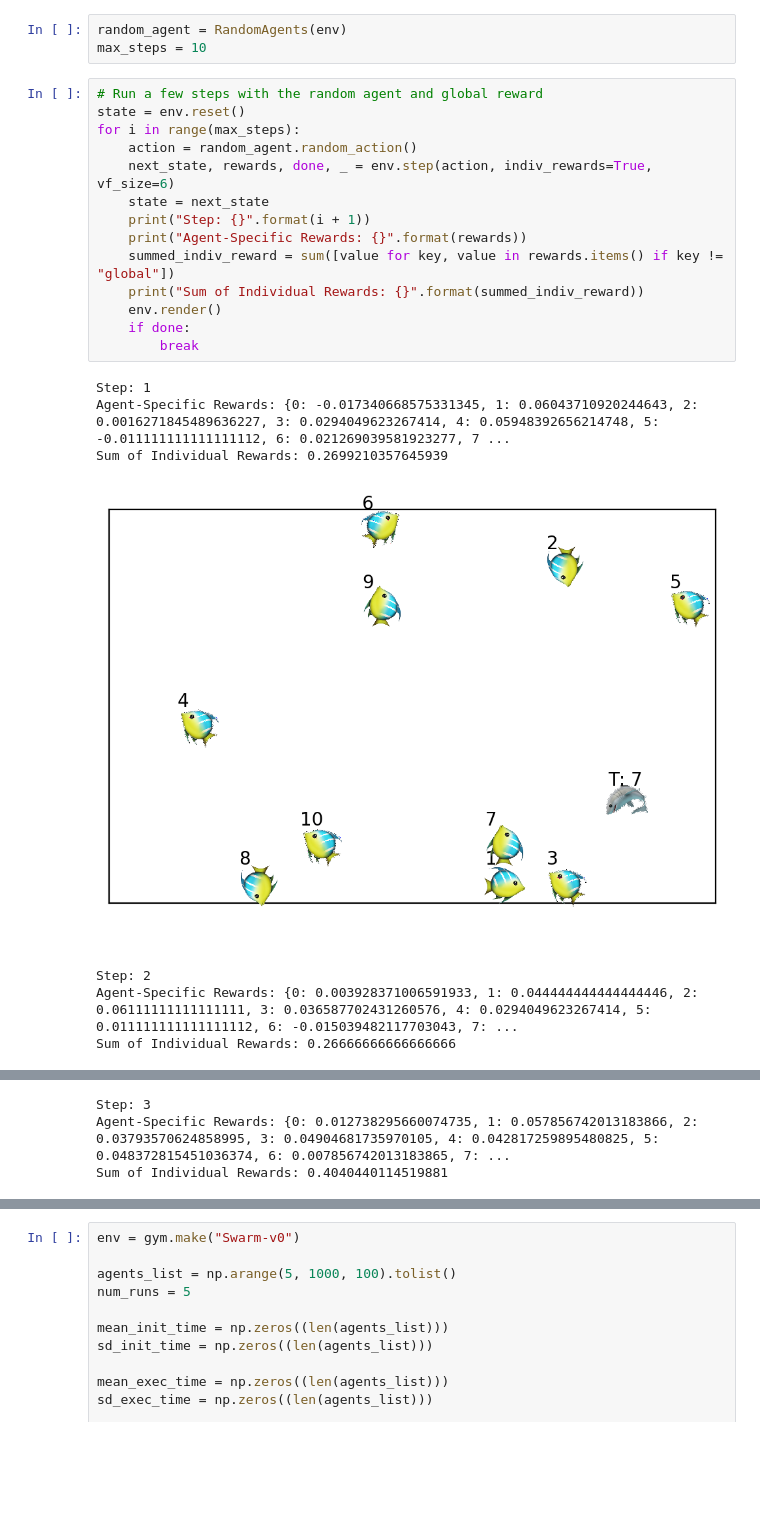
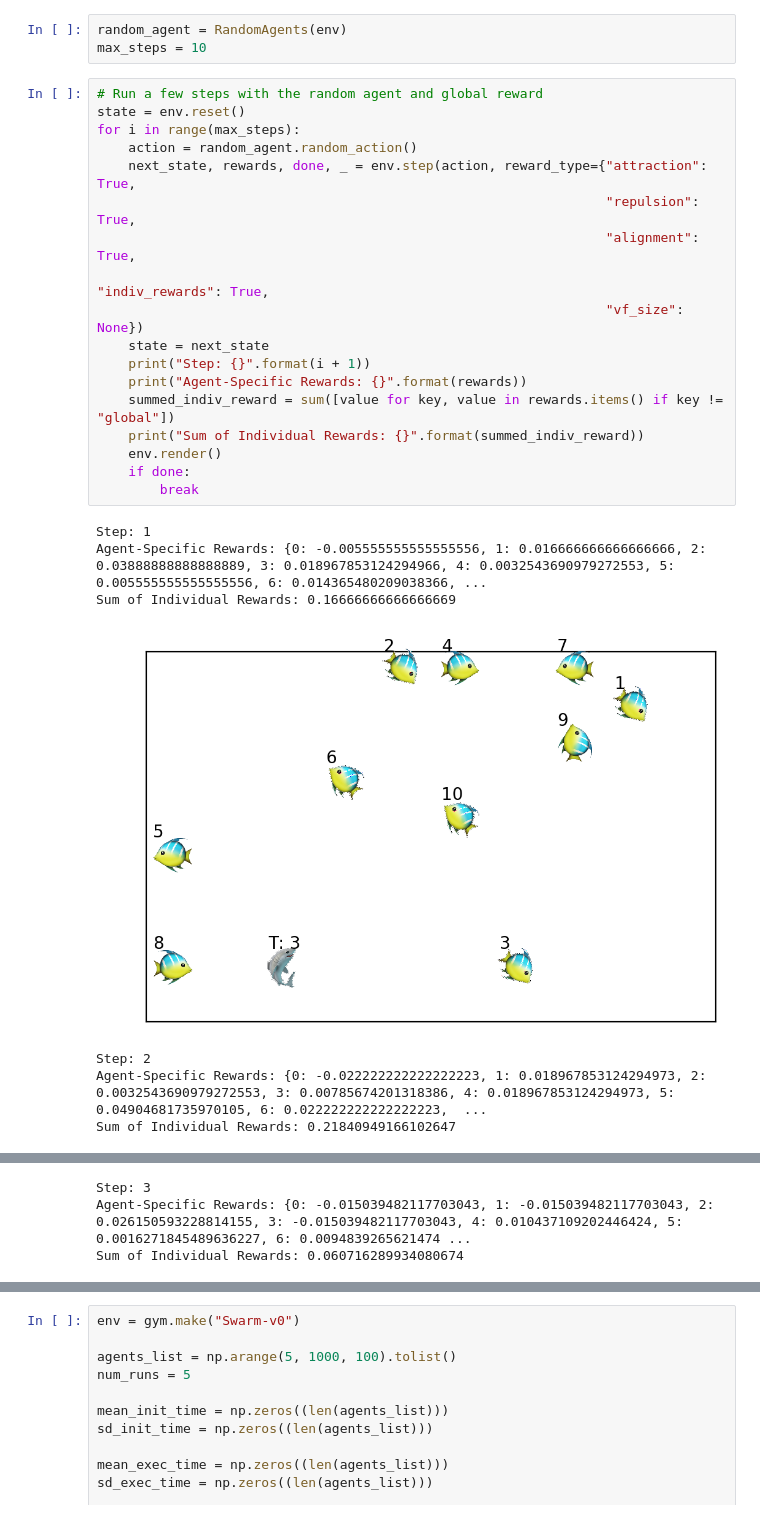
Before and after one commit to RobertTLange/gym-swarm, a Jupyter notebook: tryout_swarm_env.ipynb, the cells around one changed output, grey strips where cells are left out. Cells and saved outputs as stored; diff of their text form; blank space fills up the shorter version.

Commit message:
Log 23/02/19a - Curriculum Reward Dictionary

```diff
--- a/tryout_swarm_env.ipynb
+++ b/tryout_swarm_env.ipynb
@@ -71,22 +71,26 @@ max_steps = 10
 # %%
 # Run a few steps with the random agent and global reward
 state = env.reset()
 for i in range(max_steps):
     action = random_agent.random_action()
-    next_state, rewards, done, _ = env.step(action, indiv_rewards=True, vf_size=6)
+    next_state, rewards, done, _ = env.step(action, reward_type={"attraction": True,
+                                                                 "repulsion": True,
+                                                                 "alignment": True,
+                                                                 "indiv_rewards": True,
+                                                                 "vf_size": None})
     state = next_state
     print("Step: {}".format(i + 1))
     print("Agent-Specific Rewards: {}".format(rewards))
     summed_indiv_reward = sum([value for key, value in rewards.items() if key != "global"])
     print("Sum of Individual Rewards: {}".format(summed_indiv_reward))
     env.render()
     if done:
         break
 # %% [output]
 Step: 1
-Agent-Specific Rewards: {0: -0.017340668575331345, 1: 0.06043710920244643, 2: 0.0016271845489636227, 3: 0.0294049623267414, 4: 0.05948392656214748, 5: -0.011111111111111112, 6: 0.021269039581923277, 7 ...
-Sum of Individual Rewards: 0.2699210357645939
+Agent-Specific Rewards: {0: -0.005555555555555556, 1: 0.016666666666666666, 2: 0.03888888888888889, 3: 0.018967853124294966, 4: 0.0032543690979272553, 5: 0.005555555555555556, 6: 0.014365480209038366, ...
+Sum of Individual Rewards: 0.16666666666666669
-[figure, old version]
+[figure, new version]
 Step: 2
-Agent-Specific Rewards: {0: 0.003928371006591933, 1: 0.044444444444444446, 2: 0.06111111111111111, 3: 0.036587702431260576, 4: 0.0294049623267414, 5: 0.011111111111111112, 6: -0.015039482117703043, 7: ...
-Sum of Individual Rewards: 0.26666666666666666
+Agent-Specific Rewards: {0: -0.022222222222222223, 1: 0.018967853124294973, 2: 0.0032543690979272553, 3: 0.00785674201318386, 4: 0.018967853124294973, 5: 0.04904681735970105, 6: 0.022222222222222223,  ...
+Sum of Individual Rewards: 0.21840949166102647
@@ -94,3 +98,3 @@ Sum of Individual Rewards: 0.26666666666666666
 Step: 3
-Agent-Specific Rewards: {0: 0.012738295660074735, 1: 0.057856742013183866, 2: 0.03793570624858995, 3: 0.04904681735970105, 4: 0.042817259895480825, 5: 0.048372815451036374, 6: 0.007856742013183865, 7: ...
-Sum of Individual Rewards: 0.4040440114519881
+Agent-Specific Rewards: {0: -0.015039482117703043, 1: -0.015039482117703043, 2: 0.026150593228814155, 3: -0.015039482117703043, 4: 0.010437109202446424, 5: 0.0016271845489636227, 6: 0.0094839265621474 ...
+Sum of Individual Rewards: 0.060716289934080674
```
Also changed, not shown: parts of 6 cells of this notebook, 5 other files.
